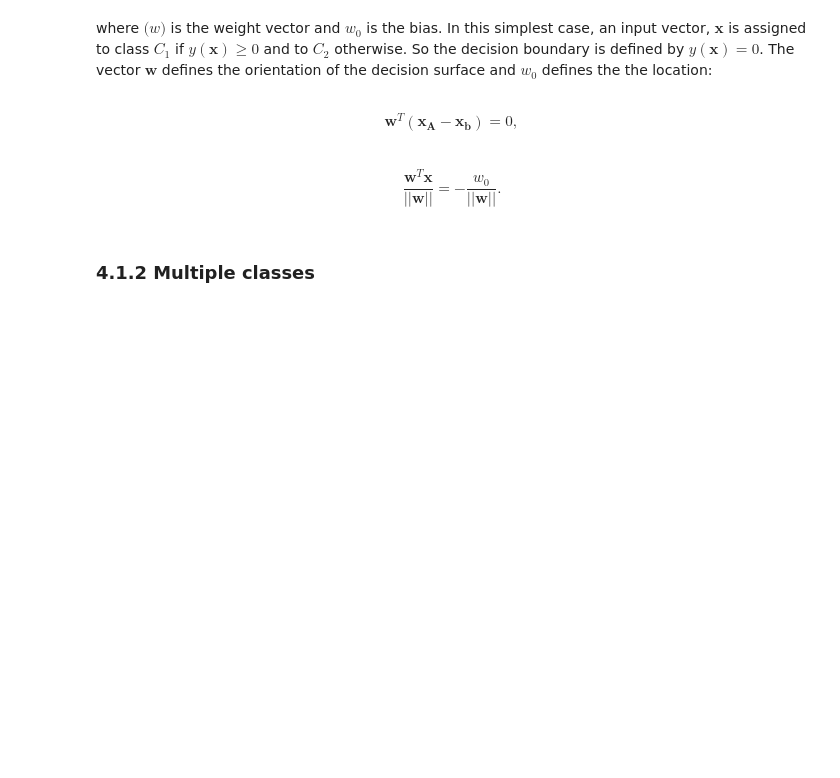
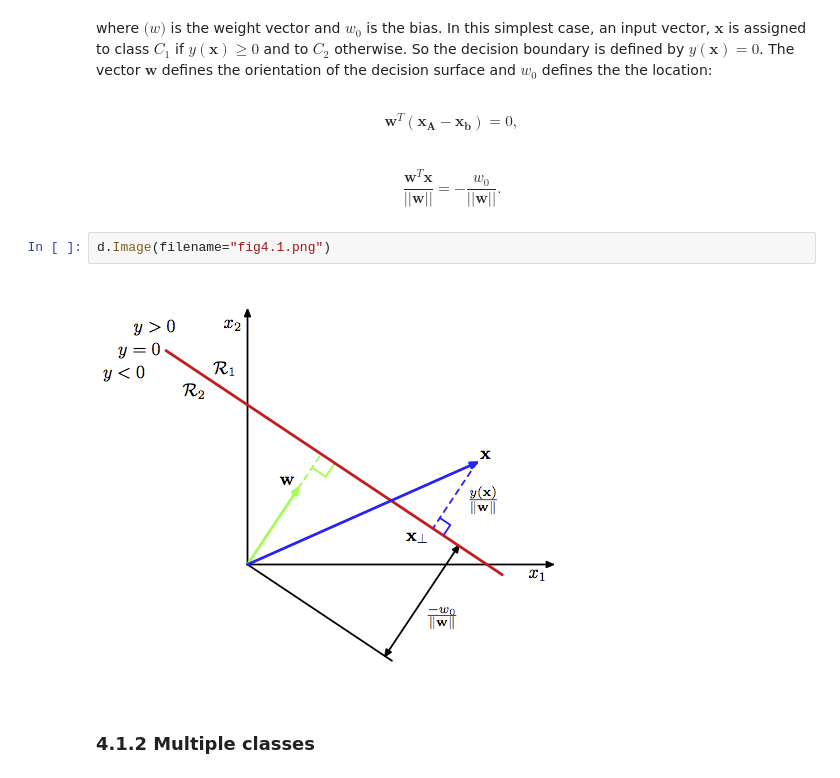
Before and after one commit to iancze/CfAML, a Jupyter notebook: Linear_Classification/linear_classification.ipynb, the cells around one changed output. Cells and saved outputs as stored; diff of their text form; blank space fills up the shorter version.

```diff
--- a/Linear_Classification/linear_classification.ipynb
+++ b/Linear_Classification/linear_classification.ipynb
@@ -47,5 +61,9 @@ where $\mathbf(w)$ is the weight vector and $w_0$ is the bias. In this simplest
 $$\mathbf{w}^T(\mathbf{x_A}-\mathbf{x_b}) = 0,$$
 # %% [markdown]
 $$\frac{\mathbf{w}^T\mathbf{x}}{||\mathbf{w}||} = - \frac{w_0}{||\mathbf{w}||}.$$
+# %%
+d.Image(filename="fig4.1.png")
+# %% [output]
+[figure, added]
 # %% [markdown]
 <h3>4.1.2 Multiple classes</h3>
```
Also changed, not shown: parts of 46 cells of this notebook.
